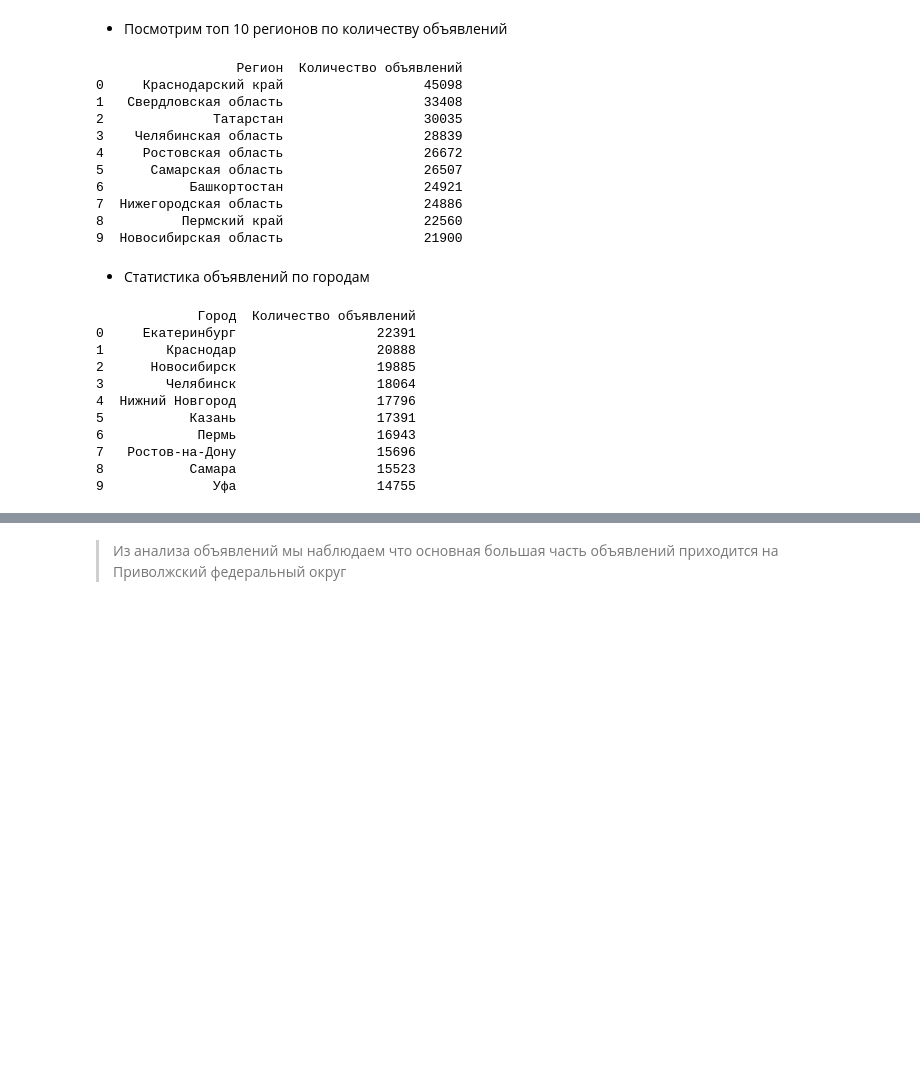
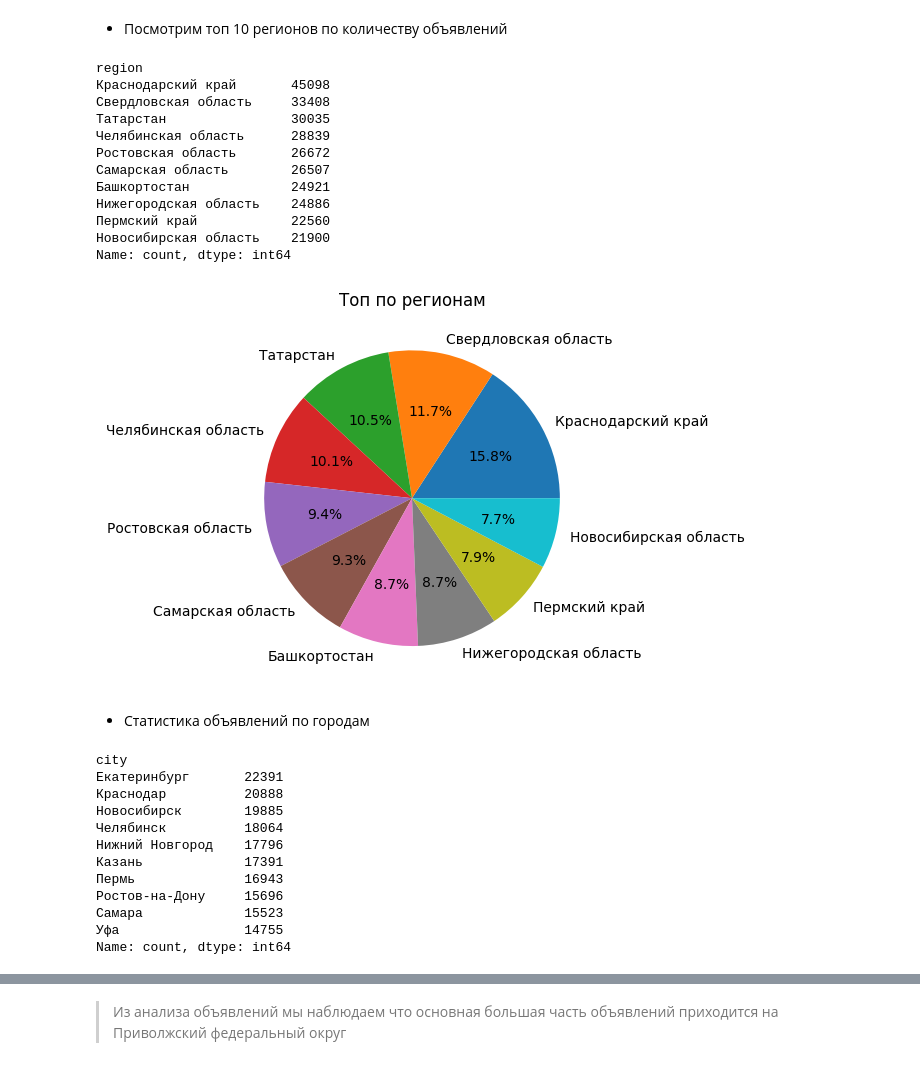
Before and after one commit to Purplex8/Avito-project, a Jupyter notebook: Avito_project_part1.ipynb, the cells around one changed output, grey strips where cells are left out. Saved outputs shown, nothing was run; the diff lists cells and outputs as text; code cells hidden in the pictures; blank space fills up the shorter version.

```diff
--- a/Avito_project_part1.ipynb
+++ b/Avito_project_part1.ipynb
@@ -269,36 +280,44 @@ print(unique_region_list)
 # %% [markdown]
 * Посмотрим топ 10 регионов по количеству объявлений
 # %%
-top_region = df2['region'].value_counts().head(10).reset_index()
-top_region.columns = ['Регион', 'Количество объявлений']
+top_region = df2['region'].value_counts().head(10)
+top_region.columns = ['Регион', 'Кол-во объявлений']
 print(top_region)
 # %% [output]
-                  Регион  Количество объявлений
-0     Краснодарский край                  45098
-1   Свердловская область                  33408
-2              Татарстан                  30035
-3    Челябинская область                  28839
-4     Ростовская область                  26672
-5      Самарская область                  26507
-6           Башкортостан                  24921
-7  Нижегородская область                  24886
-8          Пермский край                  22560
-9  Новосибирская область                  21900
+region
+Краснодарский край       45098
+Свердловская область     33408
+Татарстан                30035
+Челябинская область      28839
+Ростовская область       26672
+Самарская область        26507
+Башкортостан             24921
+Нижегородская область    24886
+Пермский край            22560
+Новосибирская область    21900
+Name: count, dtype: int64
+# %%
+plt.title("Топ по регионам")
+plt.pie(top_region,labels=top_region.index,radius=1, autopct='%.1f%%')
+plt.show()
+# %% [output]
+[figure, added]
 # %% [markdown]
 * Статистика объявлений по городам
 # %%
-top_region = df2['city'].value_counts().head(10).reset_index()
-top_region.columns = ['Город', 'Количество объявлений']
-print(top_region)
+top_city = df2['city'].value_counts().head(10)
+top_city.columns = ['Город', 'Количество объявлений']
+print(top_city)
 # %% [output]
-             Город  Количество объявлений
-0     Екатеринбург                  22391
-1        Краснодар                  20888
-2      Новосибирск                  19885
-3        Челябинск                  18064
-4  Нижний Новгород                  17796
-5           Казань                  17391
-6            Пермь                  16943
-7   Ростов-на-Дону                  15696
-8           Самара                  15523
-9              Уфа                  14755
+city
+Екатеринбург       22391
+Краснодар          20888
+Новосибирск        19885
+Челябинск          18064
+Нижний Новгород    17796
+Казань             17391
+Пермь              16943
+Ростов-на-Дону     15696
+Самара             15523
+Уфа                14755
+Name: count, dtype: int64
```
Also changed, not shown: parts of 35 cells of this notebook.
